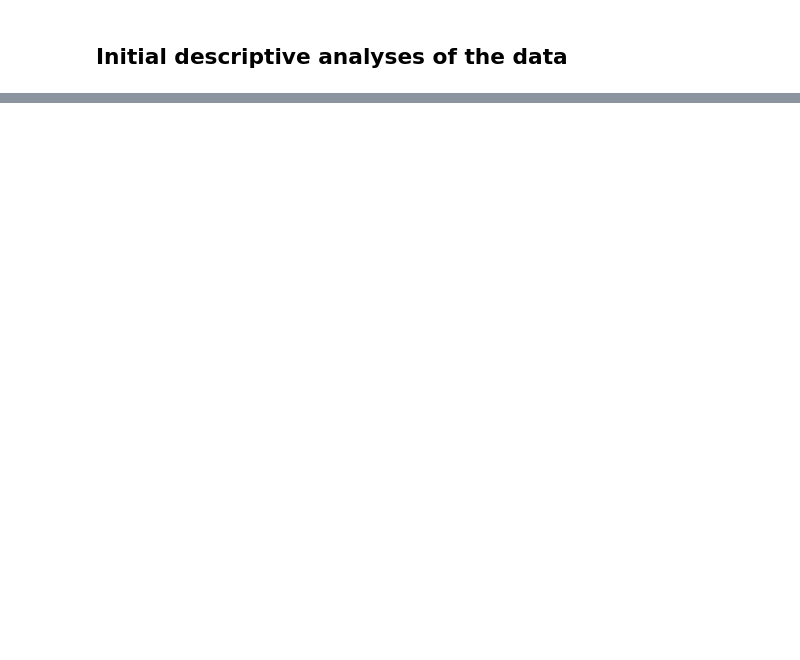
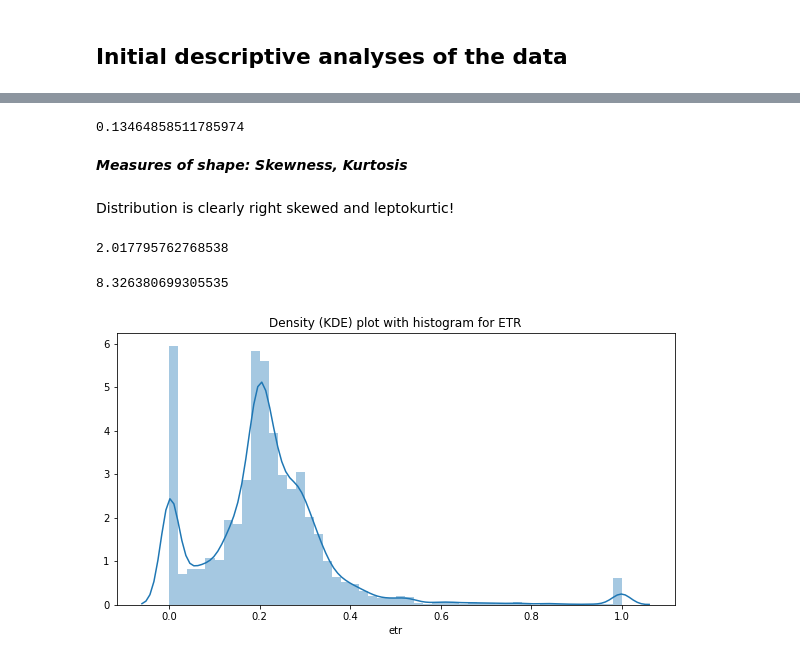
Before and after one commit to michaelwozniak/ML_small_dataset, a Jupyter notebook: notebooks/project_description_and_data_preparation.ipynb, the cells around one changed output, grey strips where cells are left out. Drawn from its saved outputs; the diff is of its cells as text; code cells hidden in the pictures; blank space fills up the shorter version.

```diff
--- a/notebooks/project_description_and_data_preparation.ipynb
+++ b/notebooks/project_description_and_data_preparation.ipynb
@@ -342,2 +348,4 @@ df_test.shape
+# %%
+df = df_train
 # %% [markdown]
 ## Initial descriptive analyses of the data
@@ -352,0 +437,22 @@ df.head()
+# %%
+df.etr.quantile(0.75) - df.etr.quantile(0.25)
+# %% [output]
+0.13464858511785974
+# %% [markdown]
+*****Measures of shape: Skewness, Kurtosis*****
+# %% [markdown]
+Distribution is clearly right skewed and leptokurtic!
+# %%
+df.etr.skew()
+# %% [output]
+2.017795762768538
+# %%
+df.etr.kurtosis()
+# %% [output]
+8.326380699305535
+# %%
+plt.figure(figsize=(10, 5))
+sns.distplot(df.etr).set(title="Density (KDE) plot with histogram for ETR")
+plt.show()
+# %% [output]
+[figure, added]
```
Also changed, not shown: parts of 61 cells of this notebook, 3 other files.
